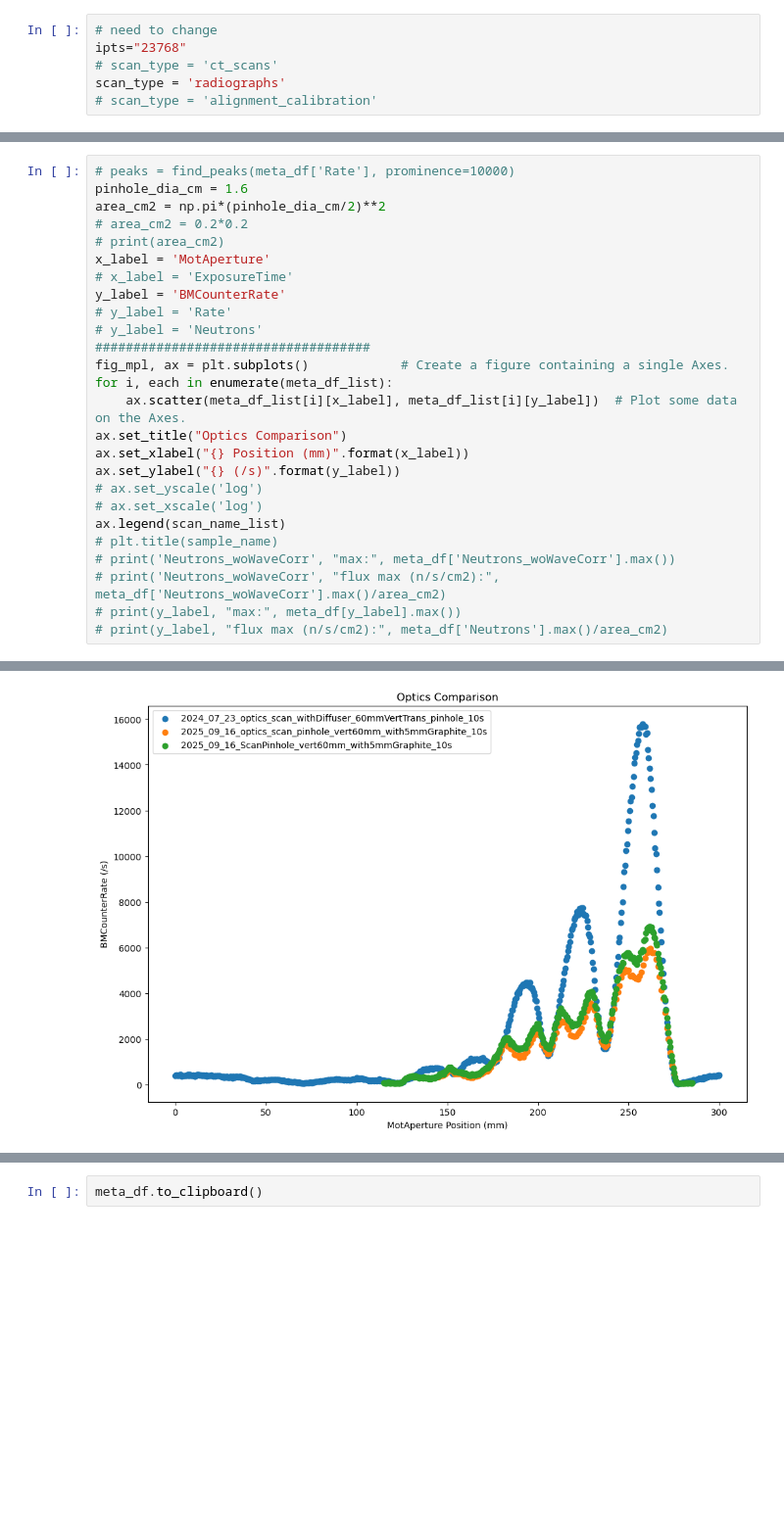
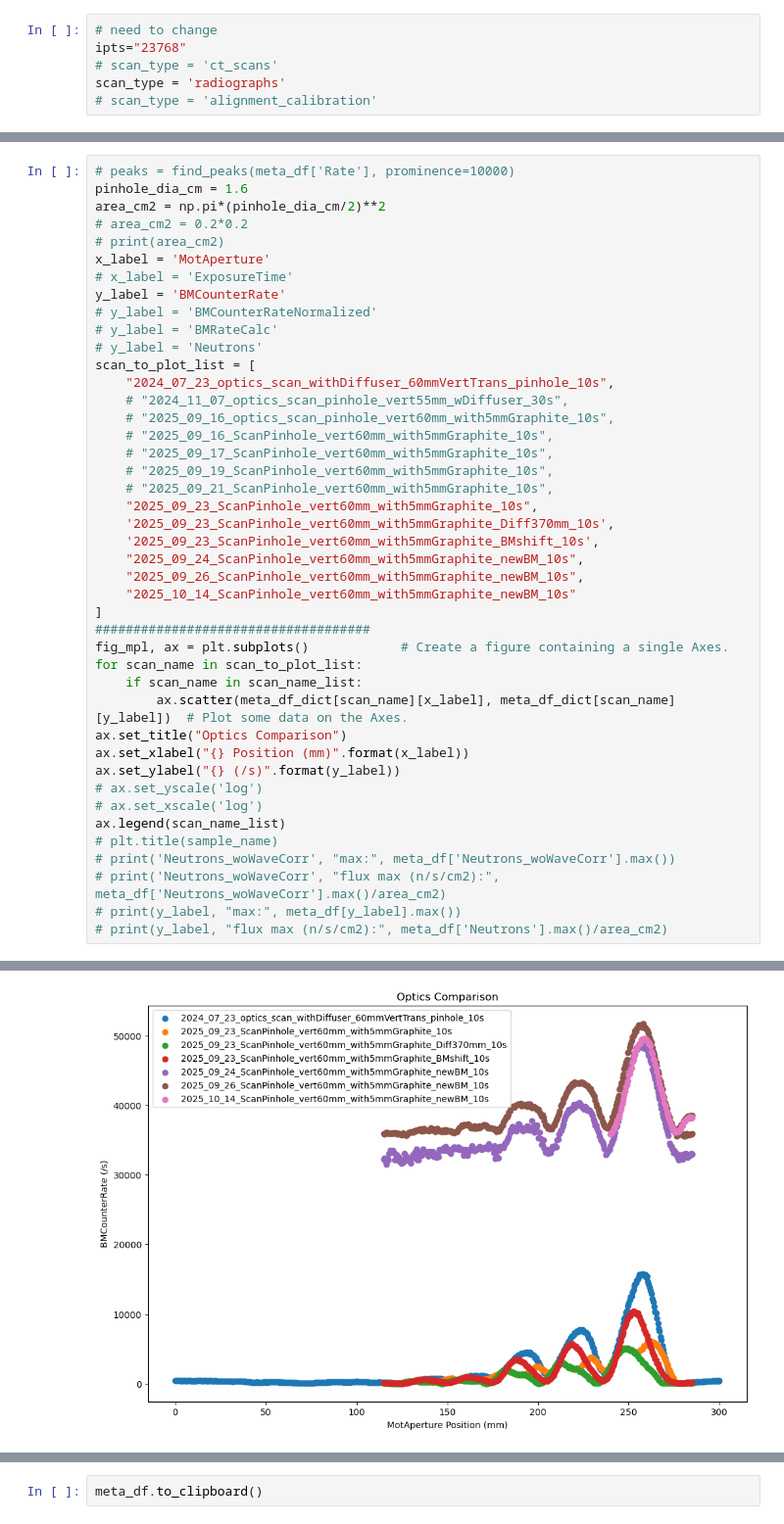
Before and after one commit to zhangy6x/research_stuff, a Jupyter notebook: jupyter_notebooks/norm_recon/sub_metadata_optics_compare.ipynb, the cells around one changed output, grey strips where cells are left out. Shown at 98% size. Saved outputs shown, nothing was run; the diff lists cells and outputs as text; blank space fills up the shorter version.

```diff
--- a/jupyter_notebooks/norm_recon/sub_metadata_optics_compare.ipynb
+++ b/jupyter_notebooks/norm_recon/sub_metadata_optics_compare.ipynb
@@ -111,29 +125,46 @@ for each_scan in scan_name_list:
 # %%
 # peaks = find_peaks(meta_df['Rate'], prominence=10000)
 pinhole_dia_cm = 1.6
 area_cm2 = np.pi*(pinhole_dia_cm/2)**2
 # area_cm2 = 0.2*0.2
 # print(area_cm2)
 x_label = 'MotAperture'
 # x_label = 'ExposureTime'
 y_label = 'BMCounterRate'
-# y_label = 'Rate'
+# y_label = 'BMCounterRateNormalized'
+# y_label = 'BMRateCalc'
 # y_label = 'Neutrons'
+scan_to_plot_list = [
+    "2024_07_23_optics_scan_withDiffuser_60mmVertTrans_pinhole_10s",
+    # "2024_11_07_optics_scan_pinhole_vert55mm_wDiffuser_30s",
+    # "2025_09_16_optics_scan_pinhole_vert60mm_with5mmGraphite_10s",
+    # "2025_09_16_ScanPinhole_vert60mm_with5mmGraphite_10s",
+    # "2025_09_17_ScanPinhole_vert60mm_with5mmGraphite_10s",
+    # "2025_09_19_ScanPinhole_vert60mm_with5mmGraphite_10s",
+    # "2025_09_21_ScanPinhole_vert60mm_with5mmGraphite_10s",
+    "2025_09_23_ScanPinhole_vert60mm_with5mmGraphite_10s",
+    '2025_09_23_ScanPinhole_vert60mm_with5mmGraphite_Diff370mm_10s',
+    '2025_09_23_ScanPinhole_vert60mm_with5mmGraphite_BMshift_10s',
+    "2025_09_24_ScanPinhole_vert60mm_with5mmGraphite_newBM_10s",
+    "2025_09_26_ScanPinhole_vert60mm_with5mmGraphite_newBM_10s",
+    "2025_10_14_ScanPinhole_vert60mm_with5mmGraphite_newBM_10s"
+]
 ####################################
 fig_mpl, ax = plt.subplots()            # Create a figure containing a single Axes.
-for i, each in enumerate(meta_df_list):
-    ax.scatter(meta_df_list[i][x_label], meta_df_list[i][y_label])  # Plot some data on the Axes.
+for scan_name in scan_to_plot_list:
+    if scan_name in scan_name_list:
+        ax.scatter(meta_df_dict[scan_name][x_label], meta_df_dict[scan_name][y_label])  # Plot some data on the Axes.
 ax.set_title("Optics Comparison")
 ax.set_xlabel("{} Position (mm)".format(x_label))
 ax.set_ylabel("{} (/s)".format(y_label))
 # ax.set_yscale('log')
 # ax.set_xscale('log')
 ax.legend(scan_name_list)
 # plt.title(sample_name)
 # print('Neutrons_woWaveCorr', "max:", meta_df['Neutrons_woWaveCorr'].max())
 # print('Neutrons_woWaveCorr', "flux max (n/s/cm2):", meta_df['Neutrons_woWaveCorr'].max()/area_cm2)
 # print(y_label, "max:", meta_df[y_label].max())
 # print(y_label, "flux max (n/s/cm2):", meta_df['Neutrons'].max()/area_cm2)
 # %% [output]
 <matplotlib.legend.Legend at 0x...>
-[figure, old version]
+[figure, new version]
```
Also changed, not shown: parts of 5 cells of this notebook, 8 other files.
